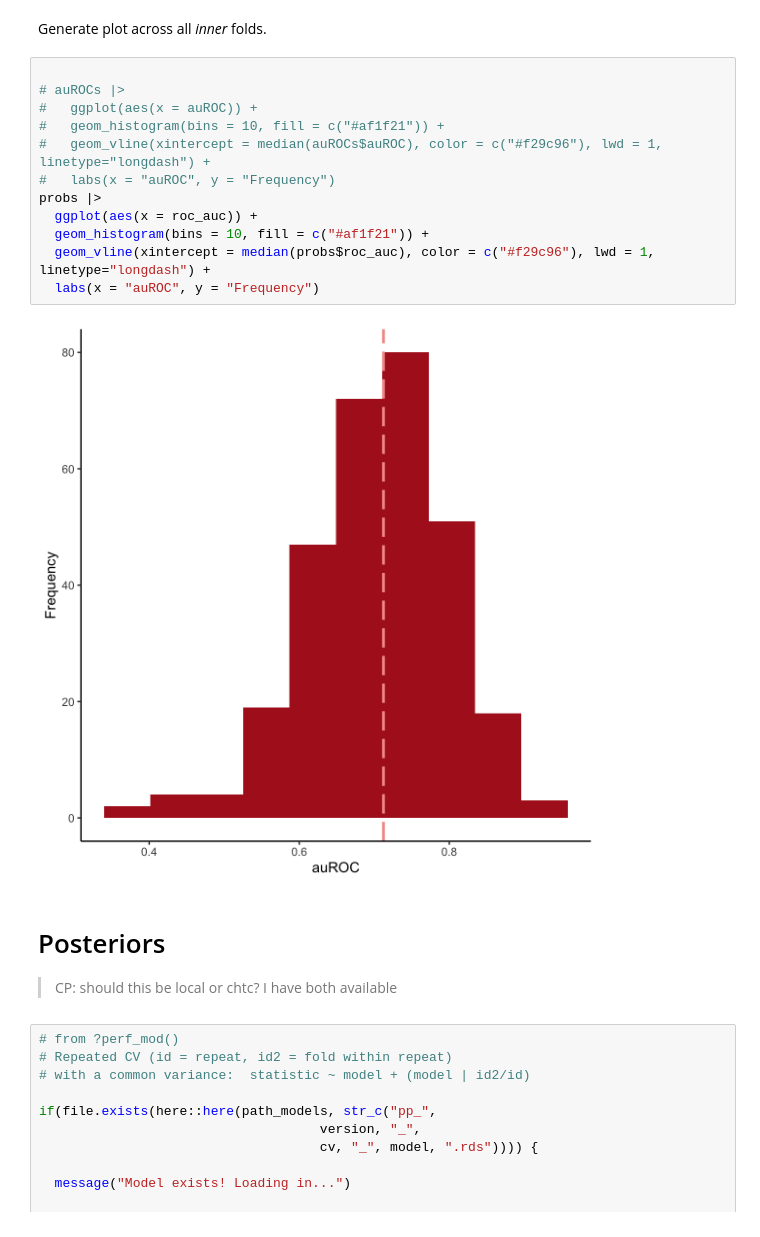
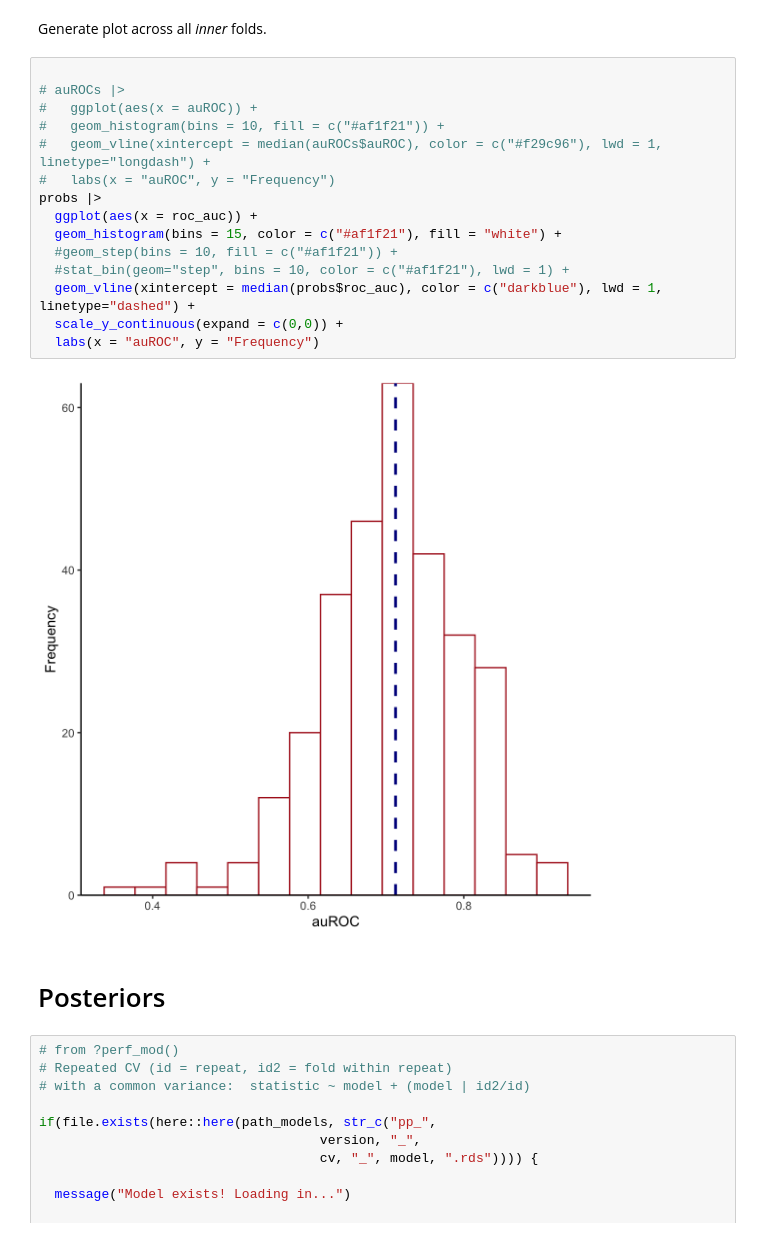
Before and after one commit to jjcurtin/study_gps, a Jupyter notebook: notebooks/auROC_distribution_posterior.out.ipynb, the cells around one changed output. Drawn from its saved outputs; the diff is of its cells as text.

```diff
--- a/notebooks/auROC_distribution_posterior.out.ipynb
+++ b/notebooks/auROC_distribution_posterior.out.ipynb
@@ -115,21 +115,22 @@ Generate plot across all *inner* folds.
 # %%
 
 # auROCs |>
 #   ggplot(aes(x = auROC)) +
 #   geom_histogram(bins = 10, fill = c("#af1f21")) +
 #   geom_vline(xintercept = median(auROCs$auROC), color = c("#f29c96"), lwd = 1, linetype="longdash") +
 #   labs(x = "auROC", y = "Frequency")
 probs |>
   ggplot(aes(x = roc_auc)) +
-  geom_histogram(bins = 10, fill = c("#af1f21")) +
-  geom_vline(xintercept = median(probs$roc_auc), color = c("#f29c96"), lwd = 1, linetype="longdash") +
+  geom_histogram(bins = 15, color = c("#af1f21"), fill = "white") +
+  #geom_step(bins = 10, fill = c("#af1f21")) +
+  #stat_bin(geom="step", bins = 10, color = c("#af1f21"), lwd = 1) +
+  geom_vline(xintercept = median(probs$roc_auc), color = c("darkblue"), lwd = 1, linetype="dashed") +
+  scale_y_continuous(expand = c(0,0)) +
   labs(x = "auROC", y = "Frequency")
 # %% [output]
-[figure, old version]
+[figure, new version]
-# %% [markdown]
-# Posteriors
-
-> CP: should this be local or chtc? I have both available
+# %% [markdown]
+# Posteriors
 # %%
 # from ?perf_mod()
 # Repeated CV (id = repeat, id2 = fold within repeat)
```
Also changed, not shown: parts of 2 cells of this notebook, 23 other files.
